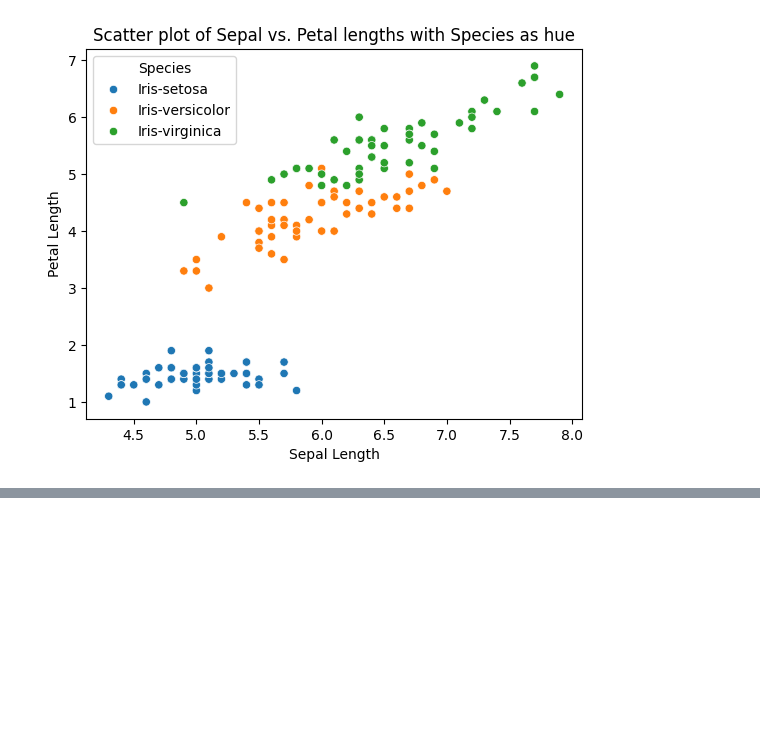
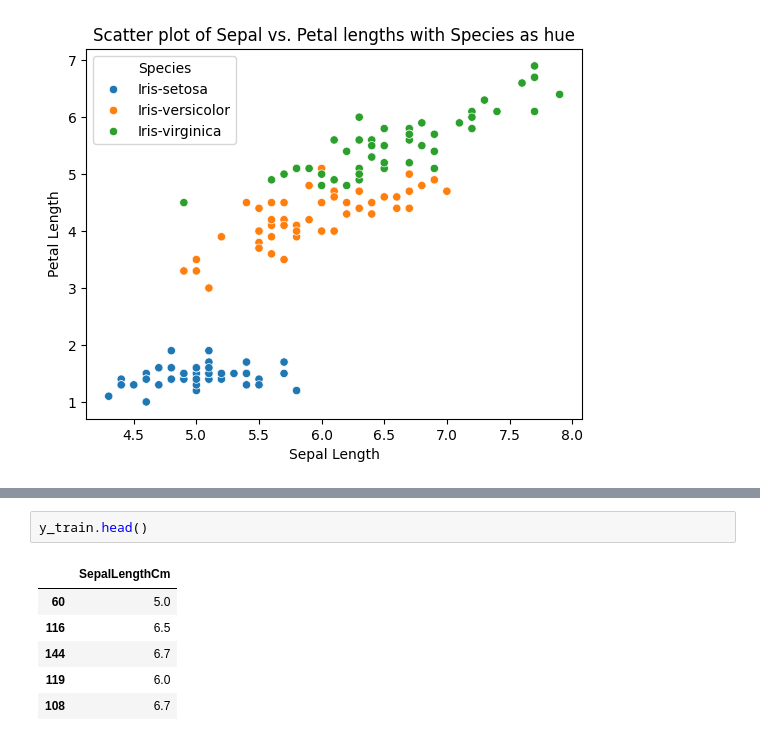
Before and after one commit to littleSky770/iris_JUMP, a Jupyter notebook: iris_app.ipynb, the cells around one changed output, grey strips where cells are left out. Saved outputs shown, nothing was run; the diff lists cells and outputs as text; blank space fills up the shorter version.

```diff
--- a/iris_app.ipynb
+++ b/iris_app.ipynb
@@ -73,0 +114,9 @@ mpl.show()
+# %%
+y_train.head()
+# %% [output]
+|  | SepalLengthCm |
+| 60 | 5.0 |
+| 116 | 6.5 |
+| 144 | 6.7 |
+| 119 | 6.0 |
+| 108 | 6.7 |
```
Also changed, not shown: parts of 17 cells of this notebook.
